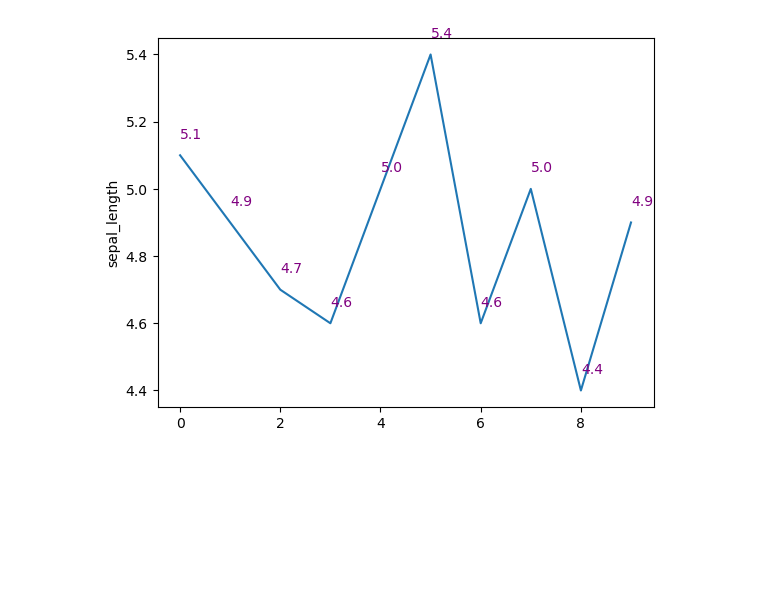
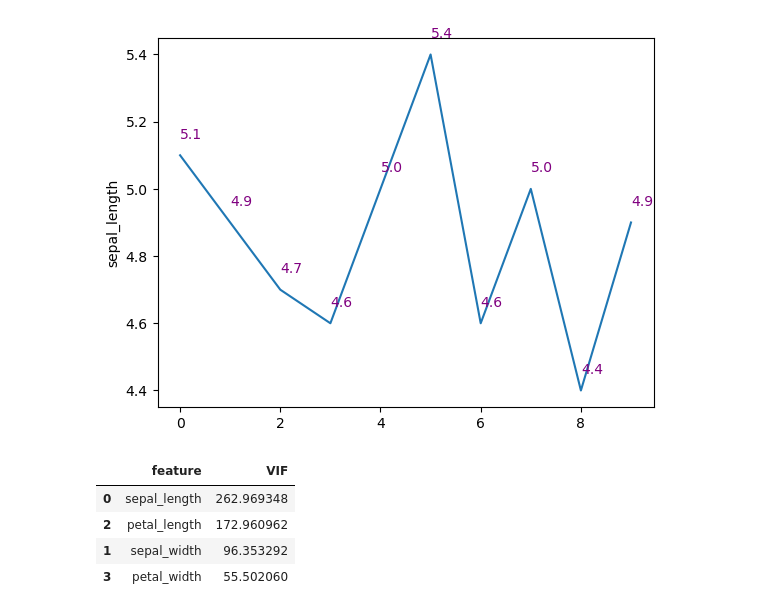
Before and after one commit to ivankching/workflow-utils, a Jupyter notebook: test_notebook.ipynb, the cells around one changed output. Drawn from its saved outputs; the diff is of its cells as text; code cells hidden in the pictures; blank space fills up the shorter version.

```diff
--- a/test_notebook.ipynb
+++ b/test_notebook.ipynb
@@ -56,3 +57,12 @@ example = data['sepal_length'][:10]
 ax = visualization.labeled_lineplot(example, offset=-0.05)
 # %% [output]
 [figure]
+# %%
+vif = stats.vif(data, exclude=['species'])
+vif
+# %% [output]
+|  | feature | VIF |
+| 0 | sepal_length | 262.969348 |
+| 2 | petal_length | 172.960962 |
+| 1 | sepal_width | 96.353292 |
+| 3 | petal_width | 55.502060 |
```
Also changed, not shown: parts of 1 cell of this notebook, 1 other file.
